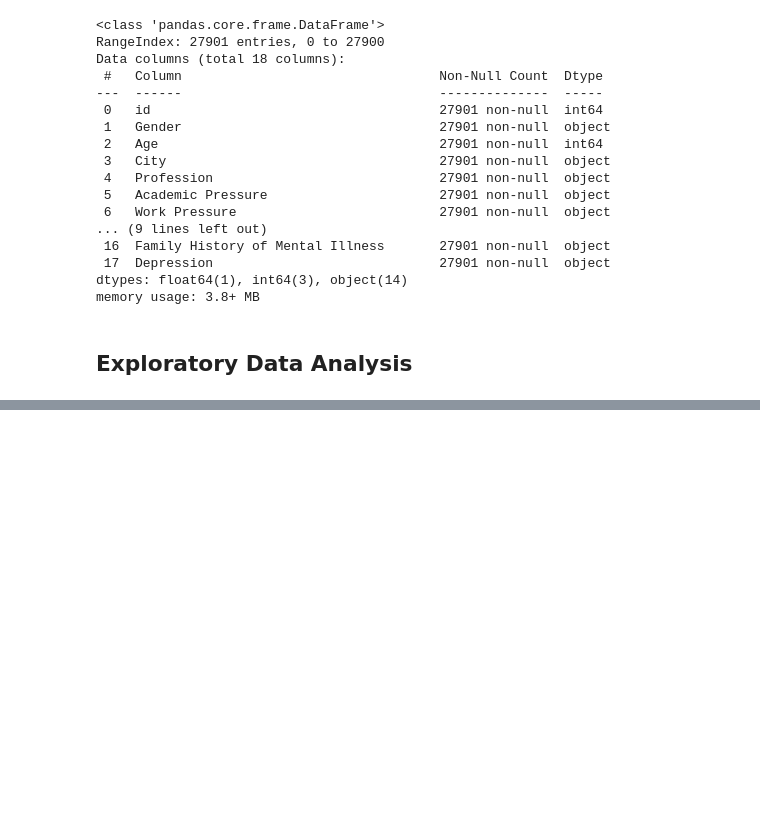
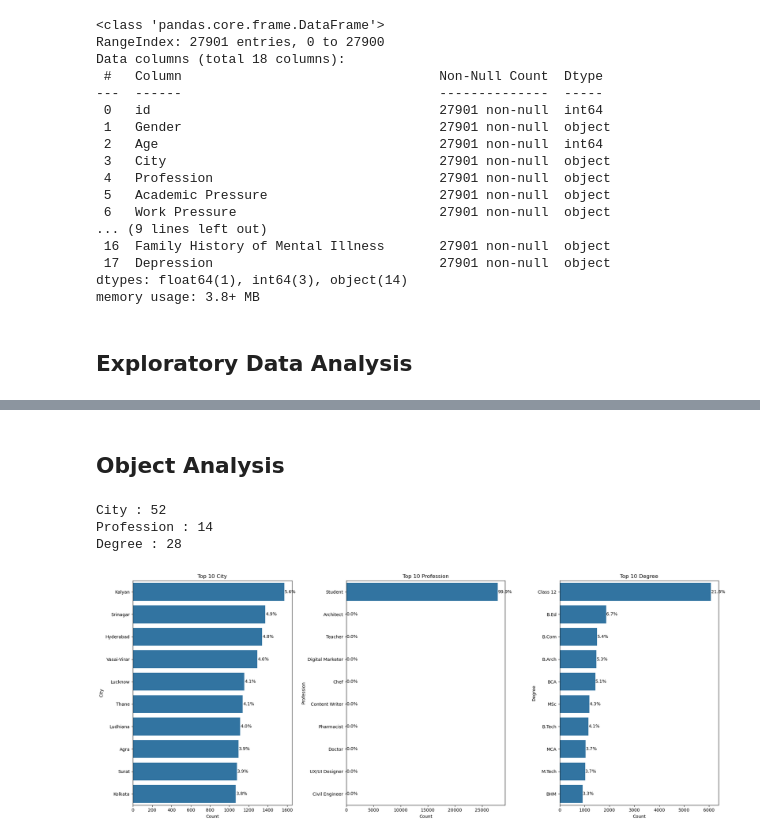
Before and after one commit to AkhileshDesai19/Student_depression_Data_Analysis, a Jupyter notebook: student_depression_analysis.ipynb, the cells around one changed output, grey strips where cells are left out. Cells and saved outputs as stored; diff of their text form; code cells hidden in the pictures; blank space fills up the shorter version.

```diff
--- a/student_depression_analysis.ipynb
+++ b/student_depression_analysis.ipynb
@@ -400,0 +536,50 @@ memory usage: 3.8+ MB
+# %% [markdown]
+##  Object Analysis
+# %%
+obj_col = ['City', 'Profession','Degree' ]
+# %%
+for col in obj_col:
+    print(col, ':', df[col].nunique())
+# %% [output]
+City : 52
+Profession : 14
+Degree : 28
+# %%
+
+obj_col = ['City', 'Profession', 'Degree']
+
+fig, axes = plt.subplots(1, 3, figsize=(20, 8))
+axes = axes.flatten()
+
+for i, col in enumerate(obj_col):
+
+    # Top 10 categories for high-cardinality columns
+    top_cat = df[col].value_counts().head(10)
+
+    ax = sns.barplot(
+        x=top_cat.values,
+        y=top_cat.index,
+        ax=axes[i]
+    )
+
+    total = len(df)
+
+    # Add percentage labels
+    for p in ax.patches:
+        percentage = 100 * p.get_width() / total
+
+        ax.text(
+            p.get_width() + 5,
+            p.get_y() + p.get_height()/2,
+            f'{percentage:.1f}%',
+            va='center'
+        )
+
+    ax.set_title(f'Top 10 {col}')
+    ax.set_xlabel('Count')
+    ax.set_ylabel(col)
+
+plt.tight_layout()
+plt.show()
+# %% [output]
+[figure, added]
```
Also changed, not shown: parts of 30 cells of this notebook.
